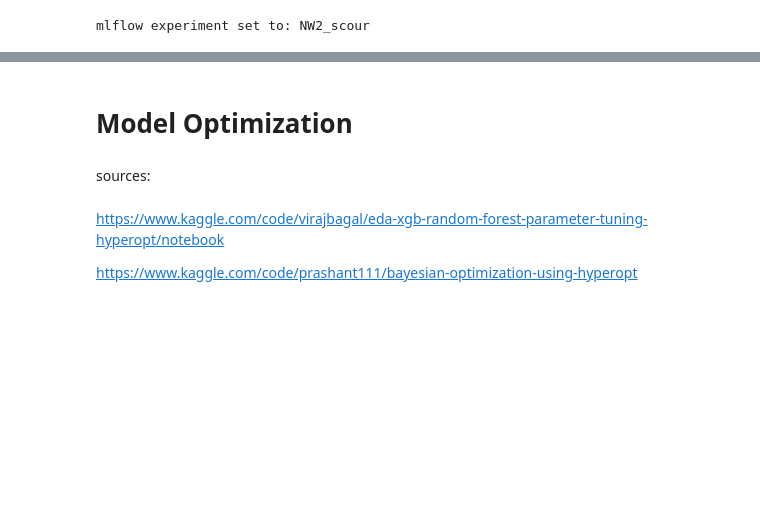
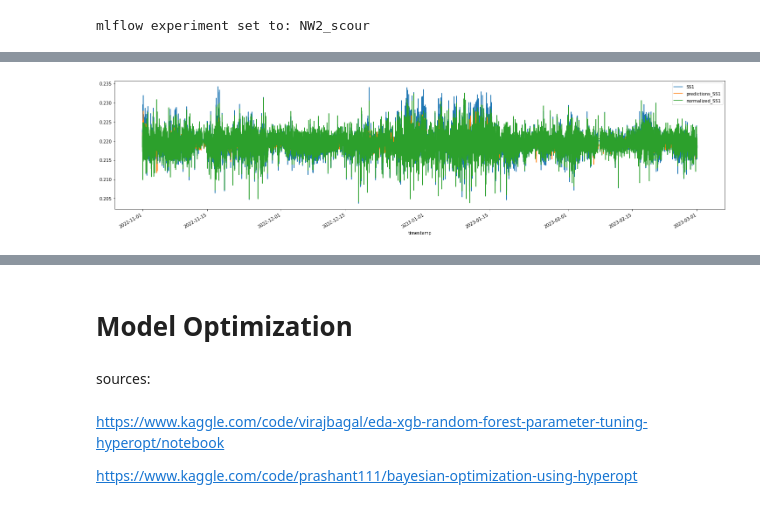
Before and after one commit to WEILMAX/oma_tracking, a Jupyter notebook: notebooks/normalization/nw2_d01_normalization_linear.ipynb, the cells around one changed output, grey strips where cells are left out. Cells and saved outputs as stored; diff of their text form; code cells hidden in the pictures; blank space fills up the shorter version.

```diff
--- a/notebooks/normalization/nw2_d01_normalization_linear.ipynb
+++ b/notebooks/normalization/nw2_d01_normalization_linear.ipynb
@@ -100,0 +215,99 @@ prediction_params = \
+# %%
+# Track Models in MLFlow
+test_size = 0.2
+random_state = 42
+nb_path = os.getcwd()
+
+site = 'NorthWester2'
+site_id = 'NW2'
+location_id = 'D01'
+structure =  'OWT'
+type = 'MPE'
+model_function = 'normalization'
+tags = {
+        "site_id": str(site_id),
+        "location_id": str(location_id),
+        "structure": str(structure),
+        "type": str(type)
+    }
+
+run_name = \
+    '_'.join(
+        [
+            name_location,
+            type,
+            model_function,
+            datetime.datetime.today().strftime('%Y-%m-%d')
+        ]
+    )
+
+predictions_inv = pd.DataFrame()
+models = {}
+
+
+class PipelineWrapper(mlflow.pyfunc.PythonModel):
+    def __init__(self, model):
+        self.model = model
+
+    def predict (self, data):
+        return self.model.predict(data)
+
+
+
+preprocessing_path = r'C:\Users\Max\Documents\OWI_LAB\Code\Packages\oma_tracking\oma_tracking\data\preprocessing.py'
+
+for mode in prediction_params.columns:
+    with mlflow.start_run(tags=tags, run_name=run_name):
+
+        #mlflow.autolog(log_models=True, exclusive=False)
+        y = prediction_params[mode].dropna()
+        X = inputs.loc[y.index].dropna()
+        y = y.loc[X.index]
+        X_train, X_test, y_train, y_test = \
+            train_test_split(X, y, test_size=test_size, random_state=random_state)
+
+        regr = \
+            Pipeline(
+                steps=[
+                    ('preprocessing_angles', AngleTransformer(angles = ['winddirection', 'yaw'])),
+                    ('scaler', MinMaxScaler()),
+                    ('regressor', LinearRegression())
+                    ])
+        regr.fit(X_train, y_train)
+
+        mlflow.pyfunc.log_model(
+            artifact_path = 'model',
+            python_model=PipelineWrapper(regr),
+            artifacts={"preprocessing_angles": preprocessing_path},
+        )
+
+        models[mode] = regr
+
+        metrics = mlflow.sklearn.eval_and_log_metrics(
+                regr, X_test, y_test, prefix="test_"
+            )
+
+        params = {
+                "model function": 'normalization',
+                "prediction_parameter": str(mode),
+                "input_parameters": str(weather_params),
+                "time_period": str(start) + ' - ' + str(stop),
+                "data_random_state": random_state,
+                "test_size": test_size,
+                "notebook": nb_path,
+                "model": str(regr)
+            }
+
+        mlflow.log_params(params)
+        predictions_mode = pd.DataFrame(
+            {'predictions_'+str(mode): regr.predict(X),
+            'normalized_'+str(mode): y - regr.predict(X) + np.mean(y)}, index = y.index)
+
+        predictions_inv = pd.concat([predictions_inv, predictions_mode], axis = 1)
+        pd.concat([y,predictions_mode], axis=1).plot(figsize=(25,6))
+
+        model_name = '_'.join([type, site_id, location_id, str(mode)])
+        mlflow.autolog(disable=True)
+        mlflow.end_run()
+# %% [output]
+[figure, added]
```
Also changed, not shown: parts of 23 cells of this notebook, 4 other files.
